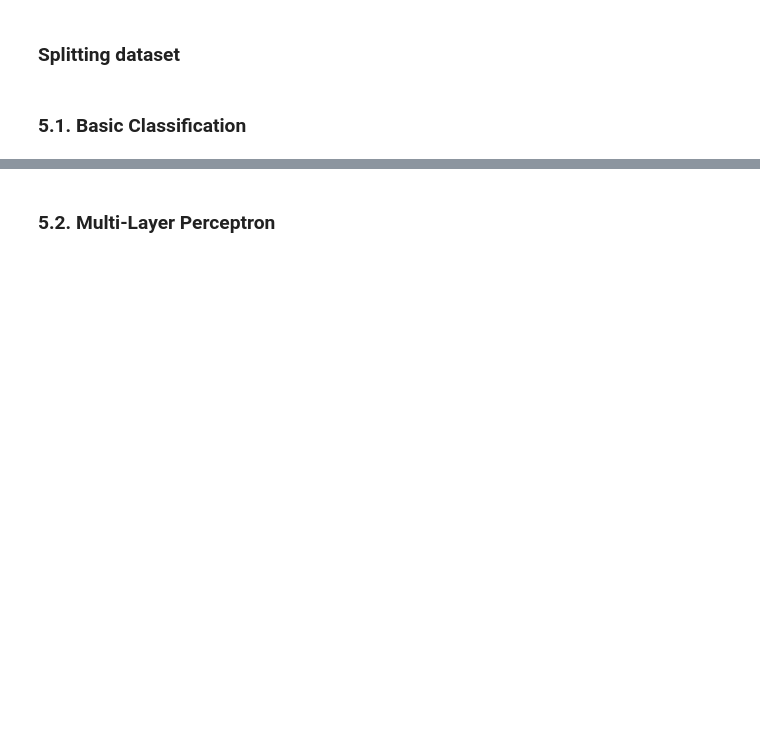
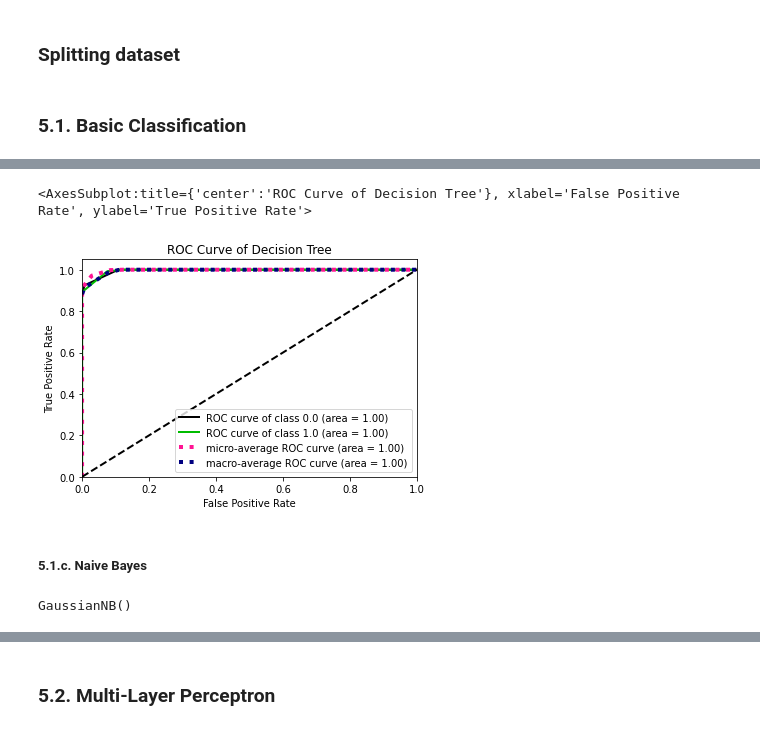
Before and after one commit to HuynhNguyenPhuc/-HPCC-Online-Advertising-Recommendation-System, a Jupyter notebook: Customer Churn Recommendation System.ipynb, the cells around one changed output, grey strips where cells are left out. Cells and saved outputs as stored; diff of their text form; code cells hidden in the pictures; blank space fills up the shorter version.

```diff
--- a/Customer Churn Recommendation System.ipynb
+++ b/Customer Churn Recommendation System.ipynb
@@ -440,0 +485,19 @@ Train Score:  0.98,     Test Score:  0.98
+# %%
+# ROC Curve
+skplt.metrics.plot_roc_curve(
+    y_test,
+    DT.predict_proba(x_test),
+    title='ROC Curve of Decision Tree',
+)
+# %% [output]
+<AxesSubplot:title={'center':'ROC Curve of Decision Tree'}, xlabel='False Positive Rate', ylabel='True Positive Rate'>
+[figure, added]
+# %% [markdown]
+##### 5.1.c. Naive Bayes
+# %%
+# Gaussian Naive Bayes
+from sklearn.naive_bayes import GaussianNB
+NB = GaussianNB()
+NB.fit(x_train, y_train)
+# %% [output]
+GaussianNB()
```
Also changed, not shown: parts of 29 cells of this notebook.
